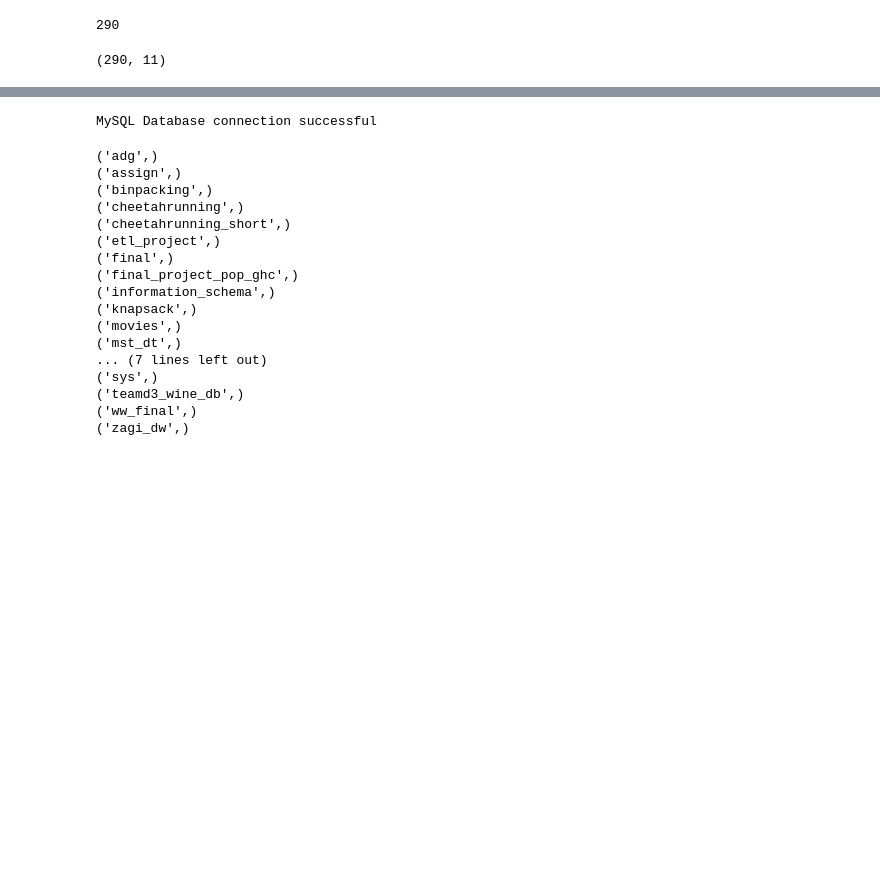
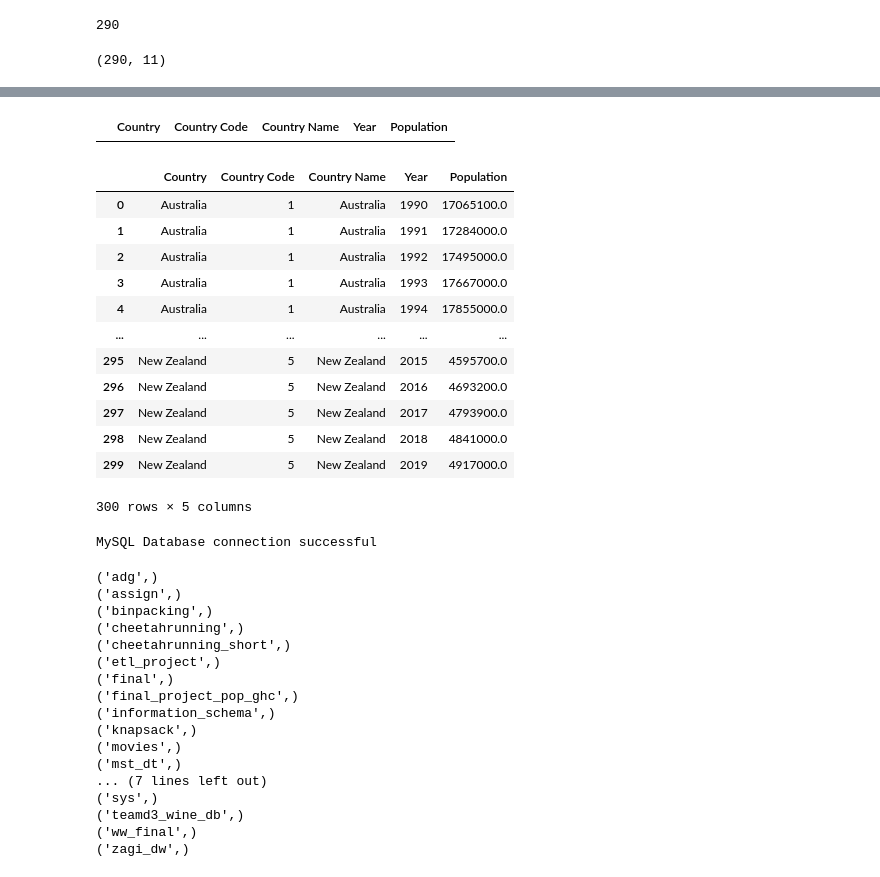
Before and after one commit to livillaranda/Final_Project, a Jupyter notebook: Database Work.ipynb, the cells around one changed output, grey strips where cells are left out. Cells and saved outputs as stored; diff of their text form; code cells hidden in the pictures; blank space fills up the shorter version.

```diff
--- a/Database Work.ipynb
+++ b/Database Work.ipynb
@@ -344,0 +506,3 @@ big_df.shape
+# %%
+years = years + ['2019']
+years
@@ -345,3 +527,46 @@ big_df.shape
+# %%
+columns_for_df = ['Country','Country Code','Country Name','Year','Population']
+# %%
+population_df_2 = pd.DataFrame(columns=columns_for_df)
+# %%
+population_df_2.head()
+# %% [output]
+|  | Country | Country Code | Country Name | Year | Population |
+# %%
+for index,row in population_df.iterrows():
+    country = row['Country']
+    country_code = row['Country Code']
+    country_name = row['Country Name']
+
+    for x in years:
+        #print(row[x])
+        this_year = x
+        population = row[x]
+
+        new_row_dict = dict()
+        new_row_dict['Country']=country
+        new_row_dict['Country Code']=country_code
+        new_row_dict['Country Name']=country_name
+        new_row_dict['Year']=this_year
+        new_row_dict['Population']=population
+
+        population_df_2= population_df_2.append(new_row_dict,ignore_index=True)
+# %%
+population_df_2
+# %% [output]
+|  | Country | Country Code | Country Name | Year | Population |
+| 0 | Australia | 1 | Australia | 1990 | 17065100.0 |
+| 1 | Australia | 1 | Australia | 1991 | 17284000.0 |
+| 2 | Australia | 1 | Australia | 1992 | 17495000.0 |
+| 3 | Australia | 1 | Australia | 1993 | 17667000.0 |
+| 4 | Australia | 1 | Australia | 1994 | 17855000.0 |
+| ... | ... | ... | ... | ... | ... |
+| 295 | New Zealand | 5 | New Zealand | 2015 | 4595700.0 |
+| 296 | New Zealand | 5 | New Zealand | 2016 | 4693200.0 |
+| 297 | New Zealand | 5 | New Zealand | 2017 | 4793900.0 |
+| 298 | New Zealand | 5 | New Zealand | 2018 | 4841000.0 |
+| 299 | New Zealand | 5 | New Zealand | 2019 | 4917000.0 |
+300 rows × 5 columns
 # %%
 import mysql.connector
 from mysql.connector import Error
```
Also changed, not shown: parts of 32 cells of this notebook, 4 other files.
